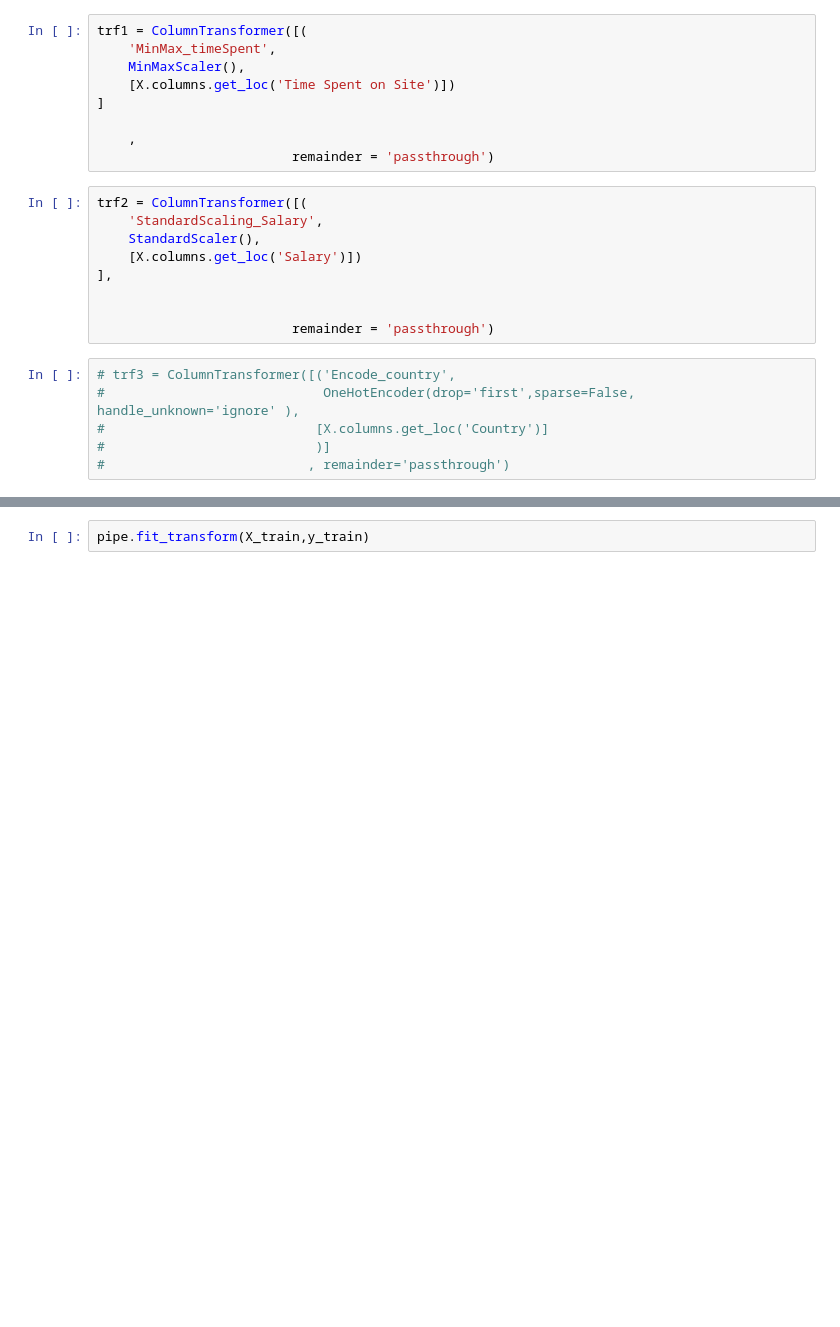
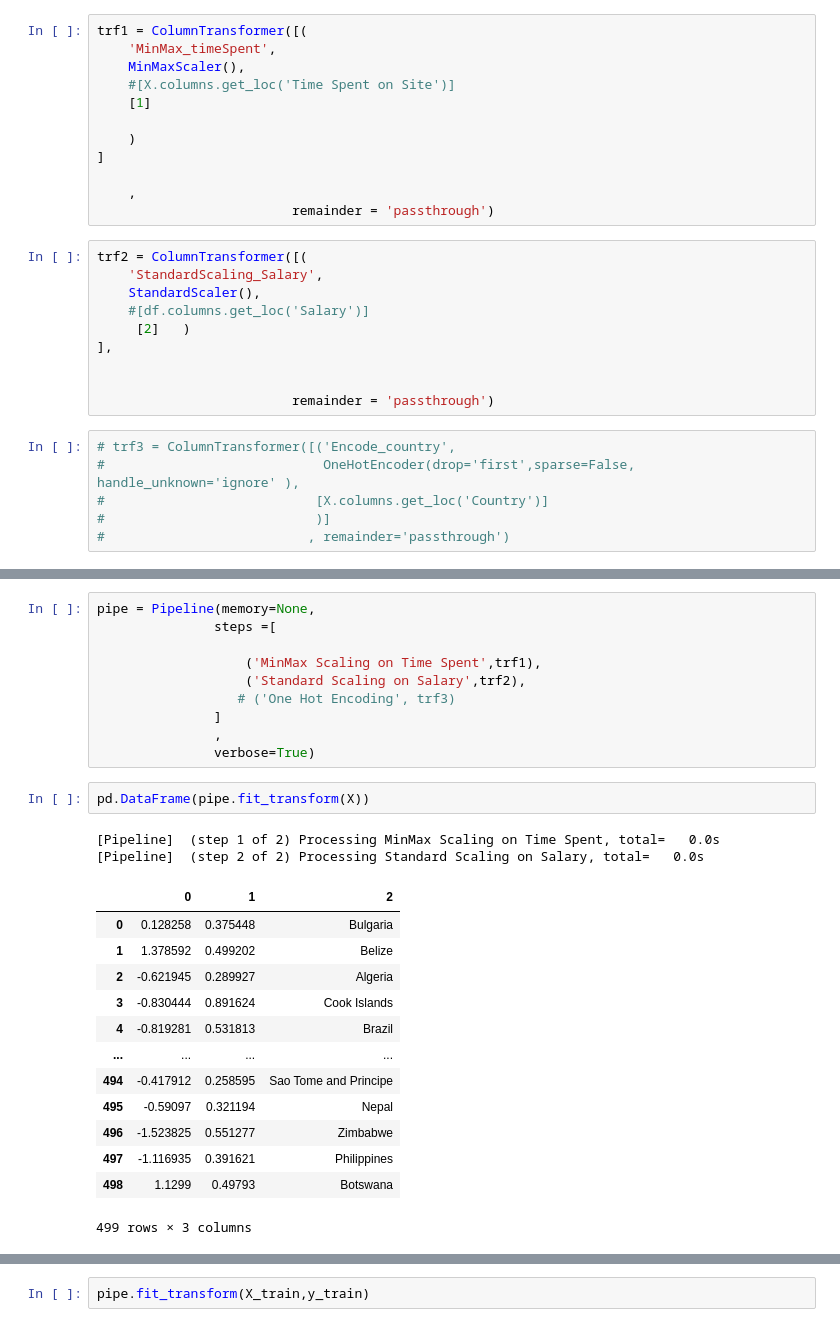
Before and after one commit to Ritesh-Sil/ML-Predict-Customer-Clicks-on-Facebook-Ads, a Jupyter notebook: Classification_project_Facebook_Ad.ipynb, the cells around one changed output, grey strips where cells are left out. Saved outputs shown, nothing was run; the diff lists cells and outputs as text; blank space fills up the shorter version.

```diff
--- a/Classification_project_Facebook_Ad.ipynb
+++ b/Classification_project_Facebook_Ad.ipynb
@@ -117,7 +129,10 @@ oh.fit_transform(X_train).shape
 trf1 = ColumnTransformer([(
     'MinMax_timeSpent',
     MinMaxScaler(),
-    [X.columns.get_loc('Time Spent on Site')])
+    #[X.columns.get_loc('Time Spent on Site')]
+    [1]
+
+    )
 ]
 
     ,
@@ -126,7 +141,8 @@ trf1 = ColumnTransformer([(
 trf2 = ColumnTransformer([(
     'StandardScaling_Salary',
     StandardScaler(),
-    [X.columns.get_loc('Salary')])
+    #[df.columns.get_loc('Salary')]
+     [2]   )
 ],
 
 
@@ -184 +168,29 @@ oneHotEncoding(df, 'Country').shape
+# %%
+pipe = Pipeline(memory=None,
+               steps =[
+
+                   ('MinMax Scaling on Time Spent',trf1),
+                   ('Standard Scaling on Salary',trf2),
+                  # ('One Hot Encoding', trf3)
+               ]
+               ,
+               verbose=True)
+# %%
+pd.DataFrame(pipe.fit_transform(X))
+# %% [output]
+[Pipeline]  (step 1 of 2) Processing MinMax Scaling on Time Spent, total=   0.0s
+[Pipeline]  (step 2 of 2) Processing Standard Scaling on Salary, total=   0.0s
+|  | 0 | 1 | 2 |
+| 0 | 0.128258 | 0.375448 | Bulgaria |
+| 1 | 1.378592 | 0.499202 | Belize |
+| 2 | -0.621945 | 0.289927 | Algeria |
+| 3 | -0.830444 | 0.891624 | Cook Islands |
+| 4 | -0.819281 | 0.531813 | Brazil |
+| ... | ... | ... | ... |
+| 494 | -0.417912 | 0.258595 | Sao Tome and Principe |
+| 495 | -0.59097 | 0.321194 | Nepal |
+| 496 | -1.523825 | 0.551277 | Zimbabwe |
+| 497 | -1.116935 | 0.391621 | Philippines |
+| 498 | 1.1299 | 0.49793 | Botswana |
+499 rows × 3 columns
 # %%
```
Also changed, not shown: parts of 16 cells of this notebook.
